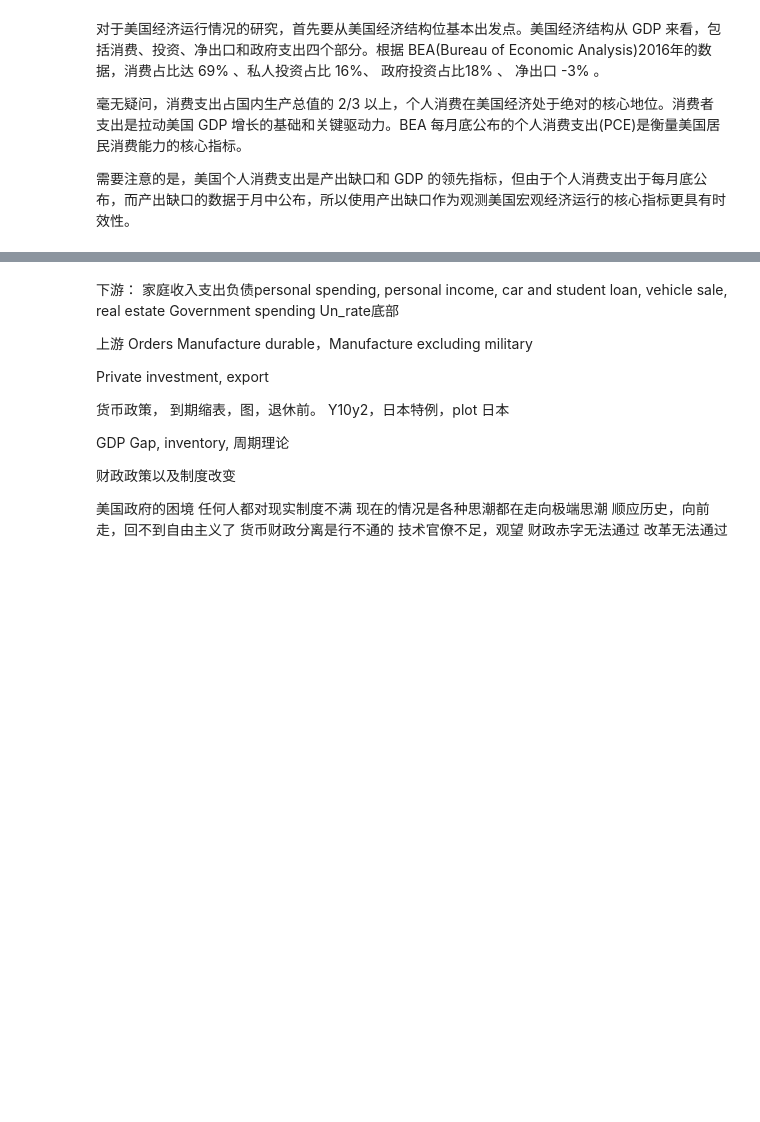
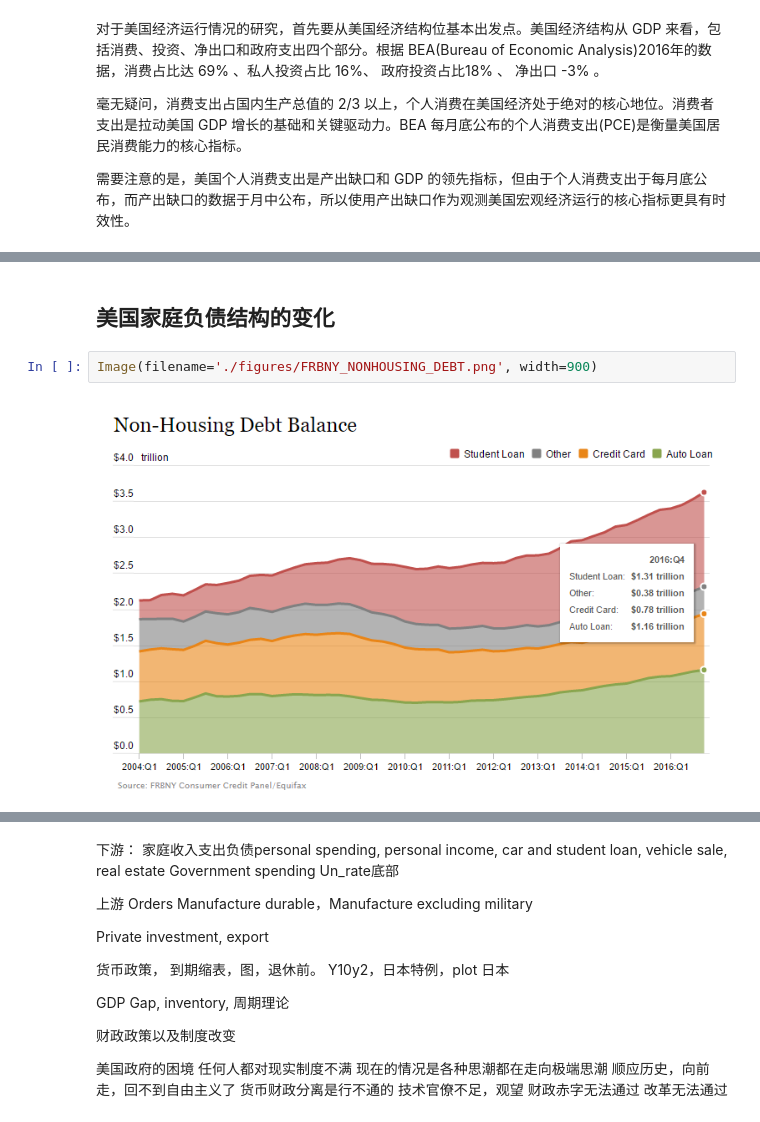
Before and after one commit to AndSoOn/Improvisation, a Jupyter notebook: fed/draft.ipynb, the cells around one changed output, grey strips where cells are left out. Saved outputs shown, nothing was run; the diff lists cells and outputs as text; blank space fills up the shorter version.

```diff
--- a/fed/draft.ipynb
+++ b/fed/draft.ipynb
@@ -31,0 +42,6 @@ Image(filename='US-GDP-Components-from-1929-to-2011.jpg', width=600)
+# %% [markdown]
+## 美国家庭负债结构的变化
+# %%
+Image(filename='./figures/FRBNY_NONHOUSING_DEBT.png', width=900)
+# %% [output]
+[figure, added]
```
Also changed, not shown: parts of 15 cells of this notebook, 18 other files.
